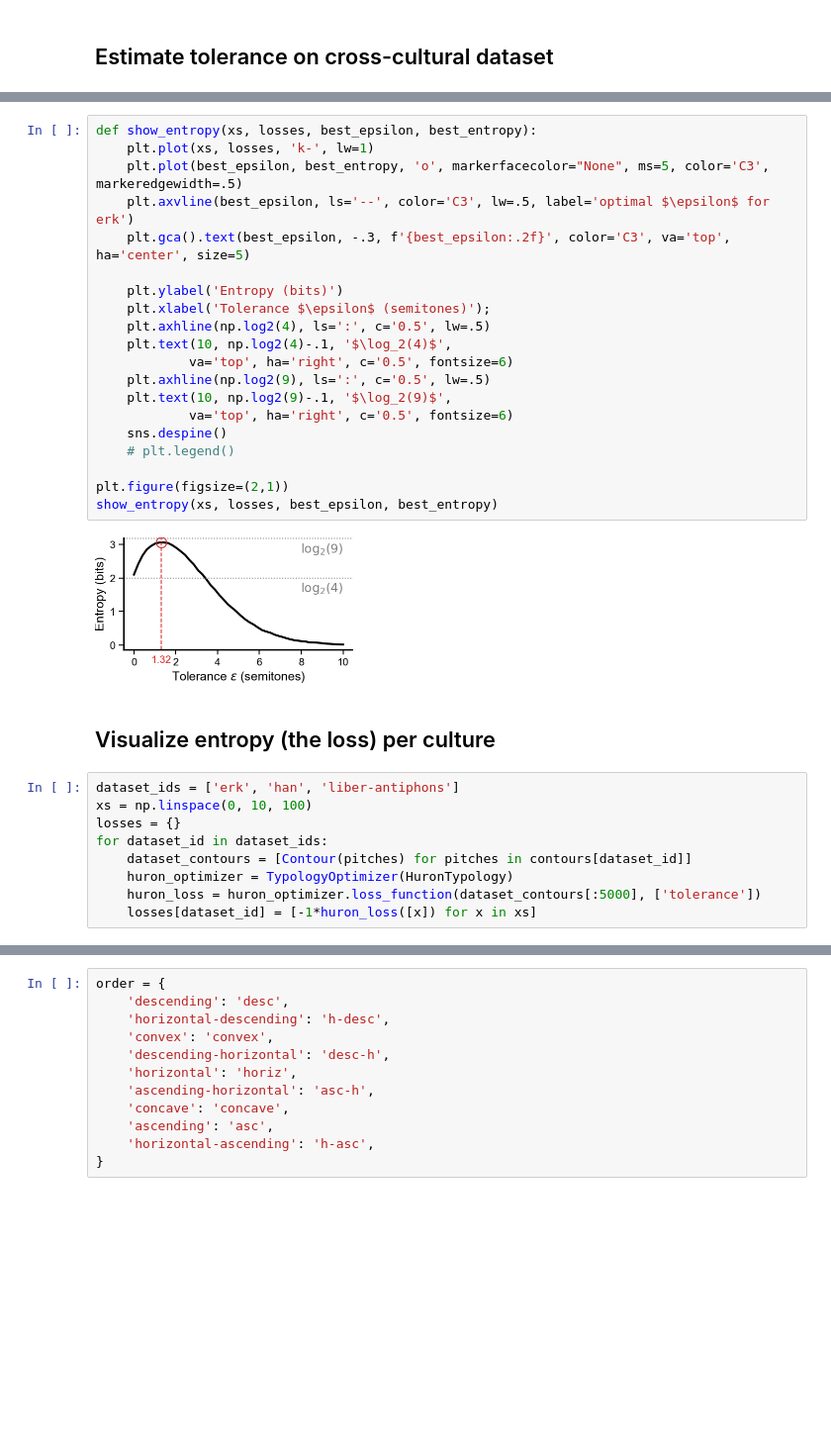
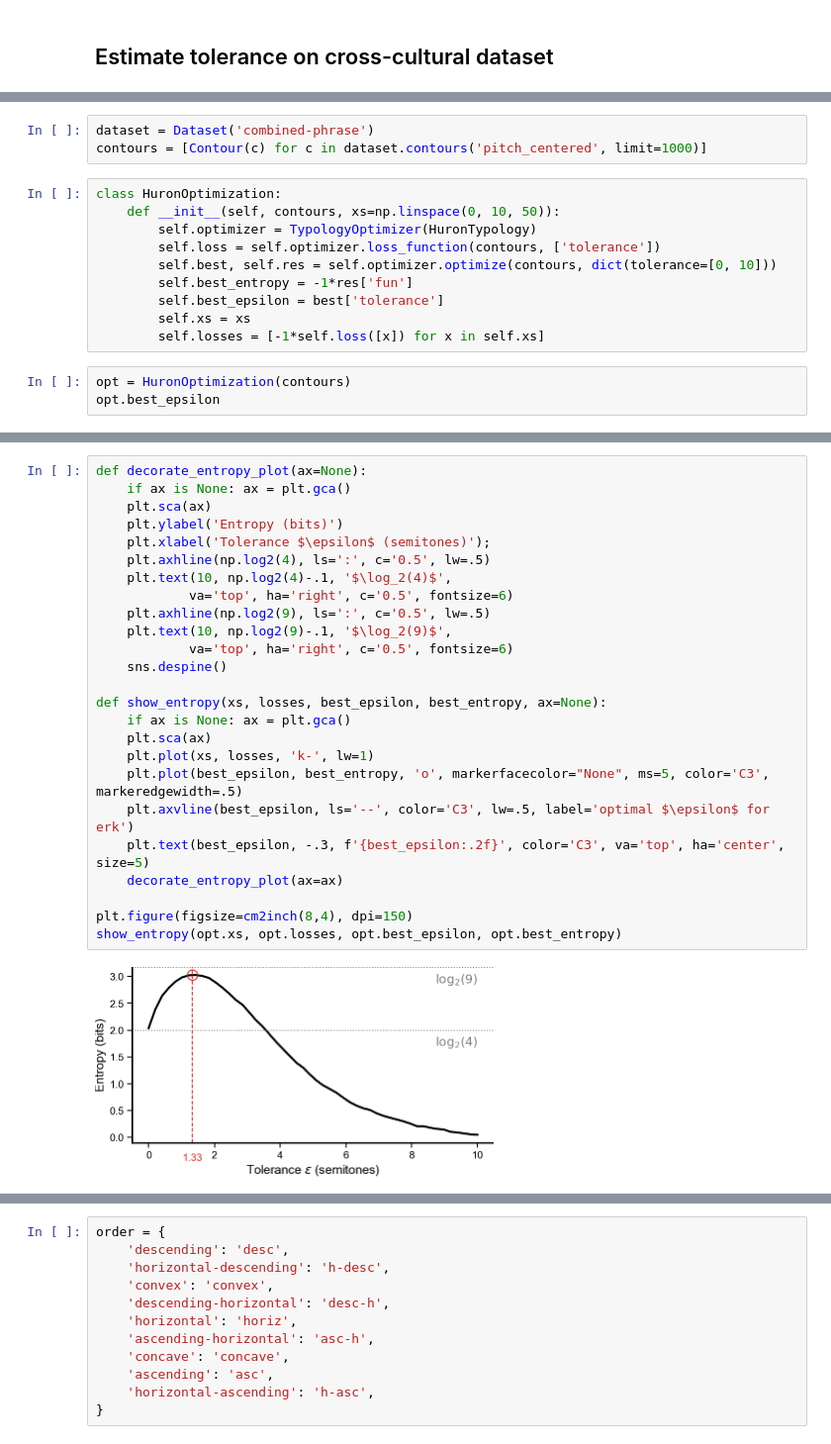
Before and after one commit to bacor/shapes-of-music, a Jupyter notebook: clean_notebooks/Tolerance.ipynb, the cells around one changed output, grey strips where cells are left out. Shown at 99% size. Cells and saved outputs as stored; diff of their text form; blank space fills up the shorter version.

Commit message:
tolerance

```diff
--- a/clean_notebooks/Tolerance.ipynb
+++ b/clean_notebooks/Tolerance.ipynb
@@ -50,0 +25,16 @@ best_epsilon
+# %%
+dataset = Dataset('combined-phrase')
+contours = [Contour(c) for c in dataset.contours('pitch_centered', limit=1000)]
+# %%
+class HuronOptimization:
+    def __init__(self, contours, xs=np.linspace(0, 10, 50)):
+        self.optimizer = TypologyOptimizer(HuronTypology)
+        self.loss = self.optimizer.loss_function(contours, ['tolerance'])
+        self.best, self.res = self.optimizer.optimize(contours, dict(tolerance=[0, 10]))
+        self.best_entropy = -1*res['fun']
+        self.best_epsilon = best['tolerance']
+        self.xs = xs
+        self.losses = [-1*self.loss([x]) for x in self.xs]
+# %%
+opt = HuronOptimization(contours)
+opt.best_epsilon
@@ -51,33 +60,27 @@ best_epsilon
 # %%
-def show_entropy(xs, losses, best_epsilon, best_entropy):
-    plt.plot(xs, losses, 'k-', lw=1)
-    plt.plot(best_epsilon, best_entropy, 'o', markerfacecolor="None", ms=5, color='C3', markeredgewidth=.5)
-    plt.axvline(best_epsilon, ls='--', color='C3', lw=.5, label='optimal $\epsilon$ for erk')
-    plt.gca().text(best_epsilon, -.3, f'{best_epsilon:.2f}', color='C3', va='top', ha='center', size=5)
-
+def decorate_entropy_plot(ax=None):
+    if ax is None: ax = plt.gca()
+    plt.sca(ax)
     plt.ylabel('Entropy (bits)')
     plt.xlabel('Tolerance $\epsilon$ (semitones)');
     plt.axhline(np.log2(4), ls=':', c='0.5', lw=.5)
     plt.text(10, np.log2(4)-.1, '$\log_2(4)$',
             va='top', ha='right', c='0.5', fontsize=6)
     plt.axhline(np.log2(9), ls=':', c='0.5', lw=.5)
     plt.text(10, np.log2(9)-.1, '$\log_2(9)$',
             va='top', ha='right', c='0.5', fontsize=6)
     sns.despine()
-    # plt.legend()
 
-plt.figure(figsize=(2,1))
-show_entropy(xs, losses, best_epsilon, best_entropy)
+def show_entropy(xs, losses, best_epsilon, best_entropy, ax=None):
+    if ax is None: ax = plt.gca()
+    plt.sca(ax)
+    plt.plot(xs, losses, 'k-', lw=1)
+    plt.plot(best_epsilon, best_entropy, 'o', markerfacecolor="None", ms=5, color='C3', markeredgewidth=.5)
+    plt.axvline(best_epsilon, ls='--', color='C3', lw=.5, label='optimal $\epsilon$ for erk')
+    plt.text(best_epsilon, -.3, f'{best_epsilon:.2f}', color='C3', va='top', ha='center', size=5)
+    decorate_entropy_plot(ax=ax)
+
+plt.figure(figsize=cm2inch(8,4), dpi=150)
+show_entropy(opt.xs, opt.losses, opt.best_epsilon, opt.best_entropy)
 # %% [output]
-[figure, old version]
+[figure, new version]
-# %% [markdown]
-## Visualize entropy (the loss) per culture
-# %%
-dataset_ids = ['erk', 'han', 'liber-antiphons']
-xs = np.linspace(0, 10, 100)
-losses = {}
-for dataset_id in dataset_ids:
-    dataset_contours = [Contour(pitches) for pitches in contours[dataset_id]]
-    huron_optimizer = TypologyOptimizer(HuronTypology)
-    huron_loss = huron_optimizer.loss_function(dataset_contours[:5000], ['tolerance'])
-    losses[dataset_id] = [-1*huron_loss([x]) for x in xs]
```
Also changed, not shown: parts of 26 cells of this notebook, 3 other files.
